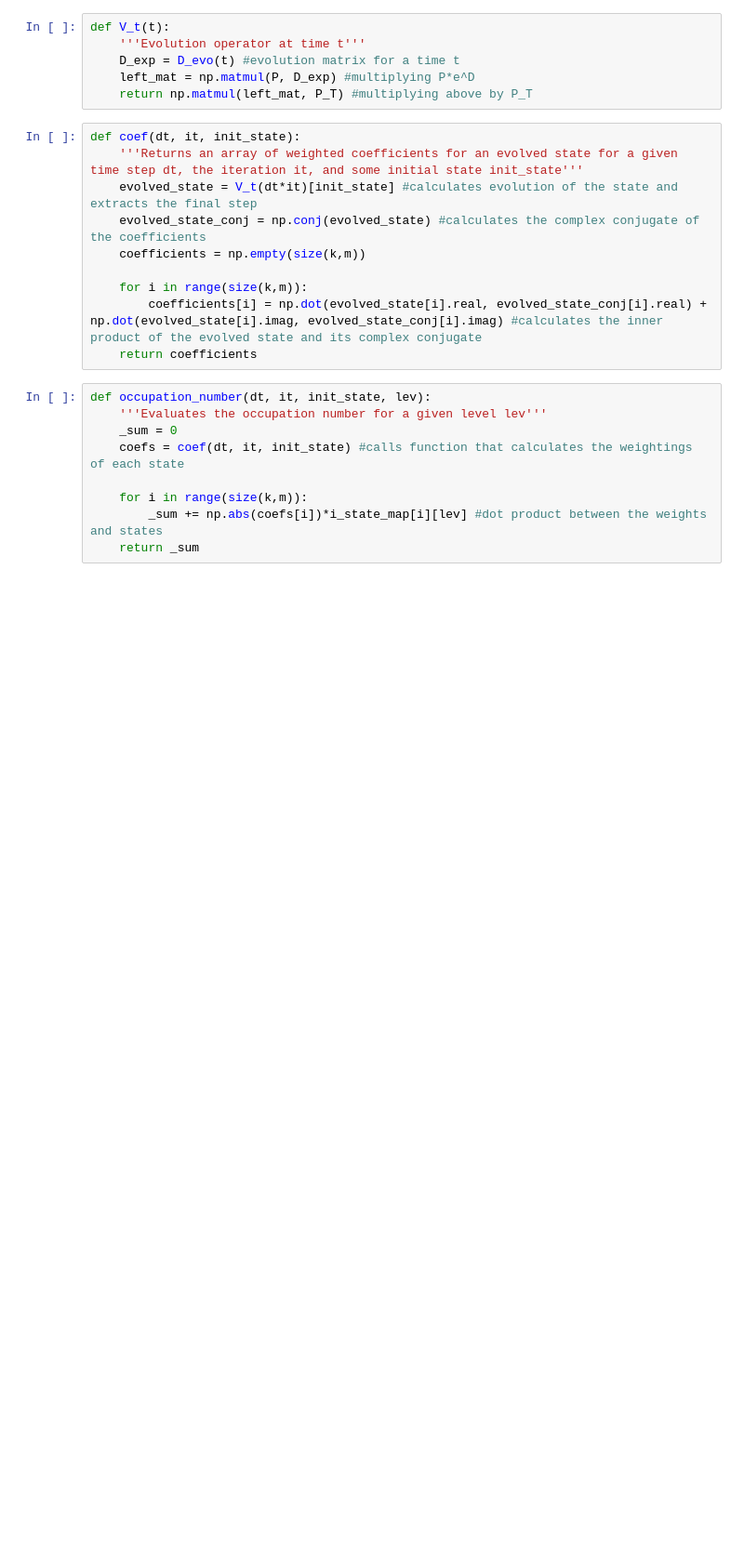
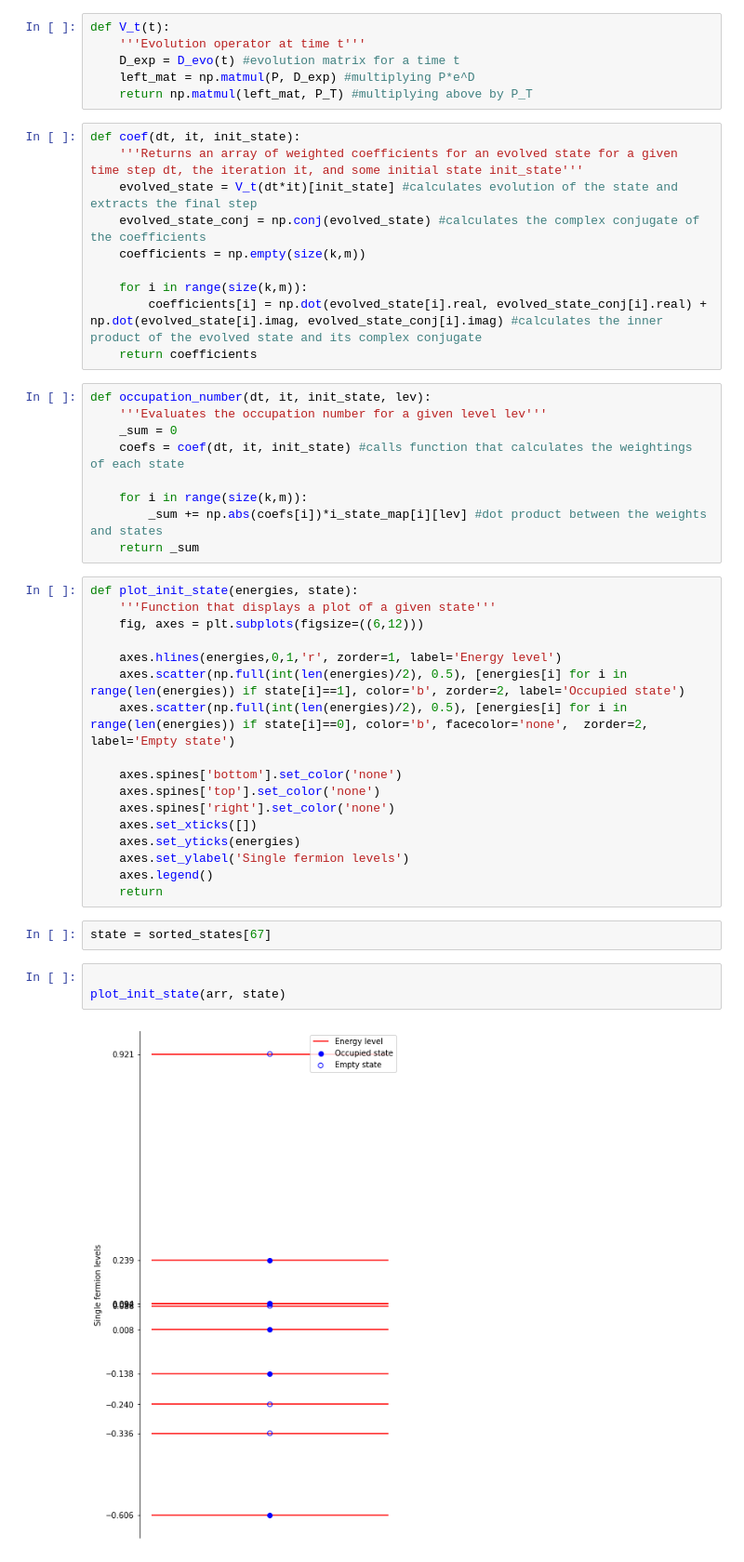
Before and after one commit to justas-b/strongly-interacting-many-body-systems-using-GPUs, a Jupyter notebook: main_code.ipynb, the cells around one changed output. Shown at 93% size. Drawn from its saved outputs; the diff is of its cells as text; blank space fills up the shorter version.

```diff
--- a/main_code.ipynb
+++ b/main_code.ipynb
@@ -228,4 +228,28 @@ def occupation_number(dt, it, init_state, lev):
     for i in range(size(k,m)):
         _sum += np.abs(coefs[i])*i_state_map[i][lev] #dot product between the weights and states
     return _sum
+# %%
+def plot_init_state(energies, state):
+    '''Function that displays a plot of a given state'''
+    fig, axes = plt.subplots(figsize=((6,12)))
+
+    axes.hlines(energies,0,1,'r', zorder=1, label='Energy level')
+    axes.scatter(np.full(int(len(energies)/2), 0.5), [energies[i] for i in range(len(energies)) if state[i]==1], color='b', zorder=2, label='Occupied state')
+    axes.scatter(np.full(int(len(energies)/2), 0.5), [energies[i] for i in range(len(energies)) if state[i]==0], color='b', facecolor='none',  zorder=2, label='Empty state')
+
+    axes.spines['bottom'].set_color('none')
+    axes.spines['top'].set_color('none')
+    axes.spines['right'].set_color('none')
+    axes.set_xticks([])
+    axes.set_yticks(energies)
+    axes.set_ylabel('Single fermion levels')
+    axes.legend()
+    return
+# %%
+state = sorted_states[67]
+# %%
+
+plot_init_state(arr, state)
+# %% [output]
+[figure, added]
 # %%
```
Also changed, not shown: parts of 8 cells of this notebook.
